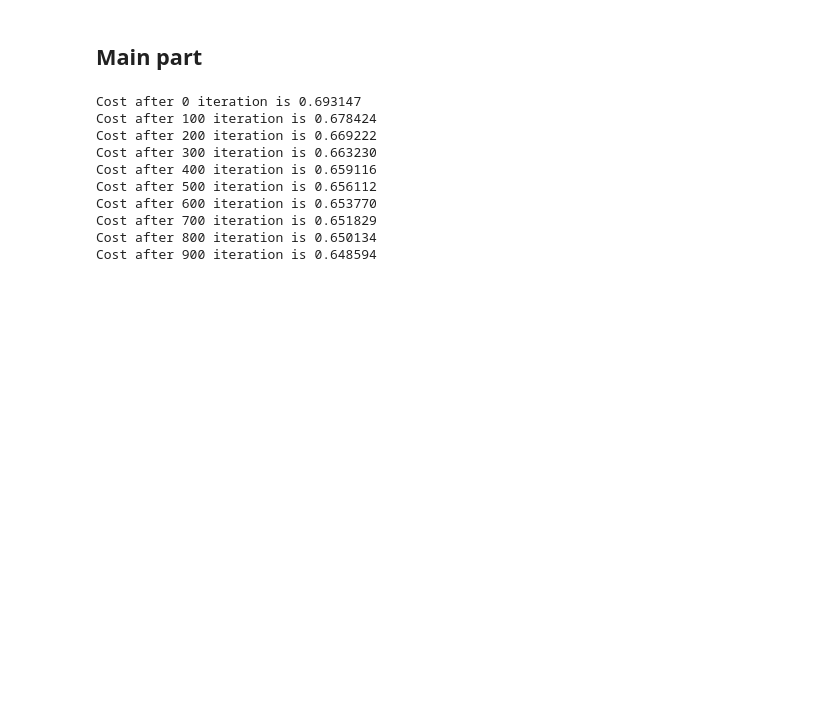
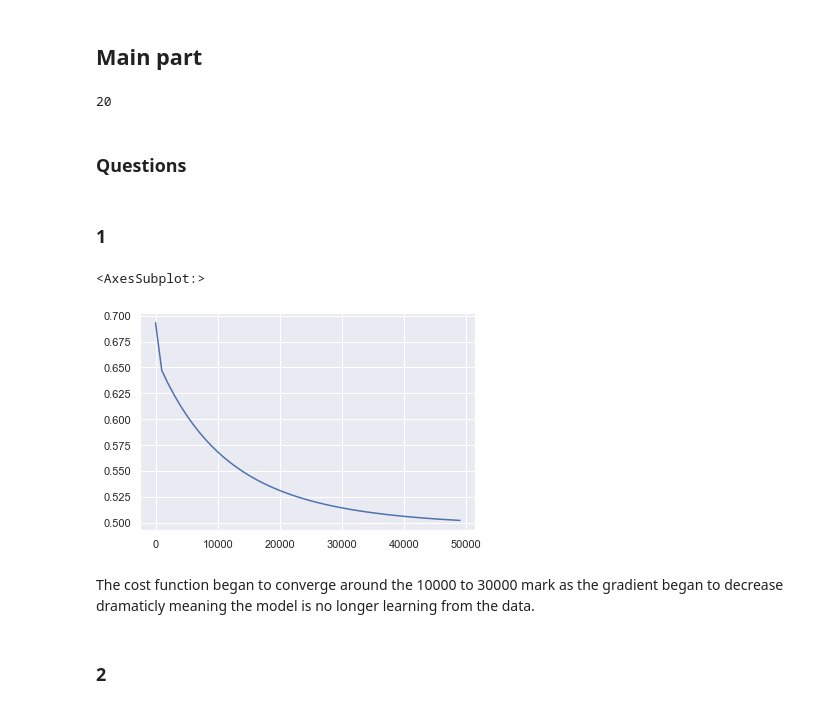
Before and after one commit to Metronh/logisticRegression, a Jupyter notebook: logisticRegression.ipynb, the cells around one changed output. Saved outputs shown, nothing was run; the diff lists cells and outputs as text; code cells hidden in the pictures; blank space fills up the shorter version.

```diff
--- a/logisticRegression.ipynb
+++ b/logisticRegression.ipynb
@@ -94,7 +86,7 @@ def update(theta,bias,x,y):
 # %% [markdown]
 ## Main part
 # %%
-def main(theta, bias, x, y , learning_rate, iterations):
+def main(theta, bias, x, y , learning_rate, iterations,every):
 
     costs = []
 
@@ -104,8 +96,7 @@ def main(theta, bias, x, y , learning_rate, iterations):
         theta = theta - (learning_rate * (dw.T))
         bias = bias - (learning_rate * db.T)
 
-        if(i % 100 == 0):
+        if(i % every == 0):
             costs.append(cost)
-            print("Cost after %i iteration is %f" %(i, cost))
 
     return theta, bias, costs
@@ -114,13 +111,20 @@ w, b = initial_theta_bias(X)
+# %%
+w_init, b_init = initial_theta_bias(X)
+print(X.shape[0])
+# %% [output]
+20
+# %% [markdown]
+### Questions
+# %% [markdown]
+ ### 1
 # %%
-w,b,costs = main(w,b,X,y,0.001,1000)
+w_1,b_1,costs_1 = main(w_init,b_init,X,y,0.001,50000,1000)
-# %% [output]
-Cost after 0 iteration is 0.693147
-Cost after 100 iteration is 0.678424
-Cost after 200 iteration is 0.669222
-Cost after 300 iteration is 0.663230
-Cost after 400 iteration is 0.659116
-Cost after 500 iteration is 0.656112
-Cost after 600 iteration is 0.653770
-Cost after 700 iteration is 0.651829
-Cost after 800 iteration is 0.650134
-Cost after 900 iteration is 0.648594
+# %%
+sns.lineplot(x=range(0,50000,1000),y=costs_1)
+# %% [output]
+<AxesSubplot:>
+[figure, added]
+# %% [markdown]
+The cost function began to converge around the 10000 to 30000 mark as the gradient began to decrease dramaticly meaning the model is no longer learning from the data.
+# %% [markdown]
+### 2
```
Also changed, not shown: parts of 10 cells of this notebook.
